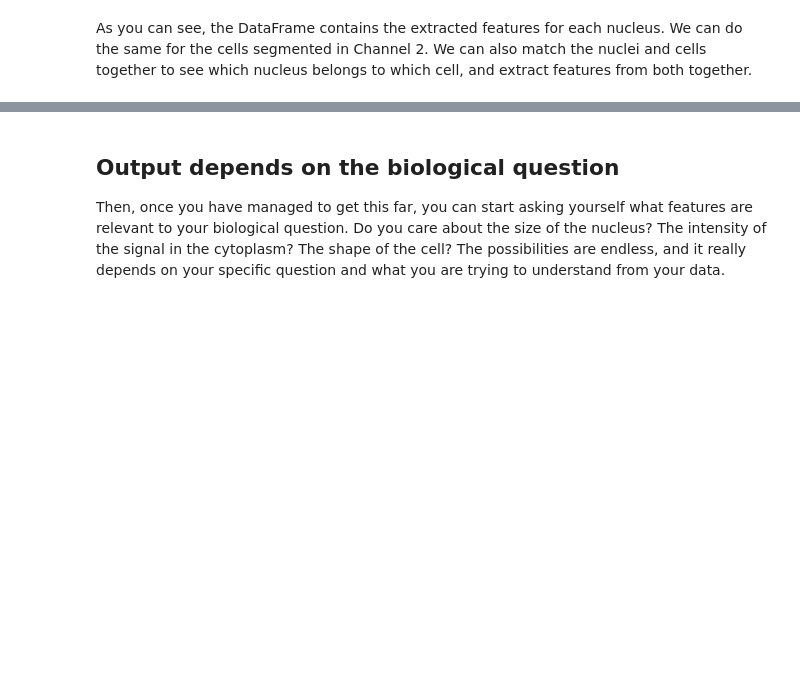
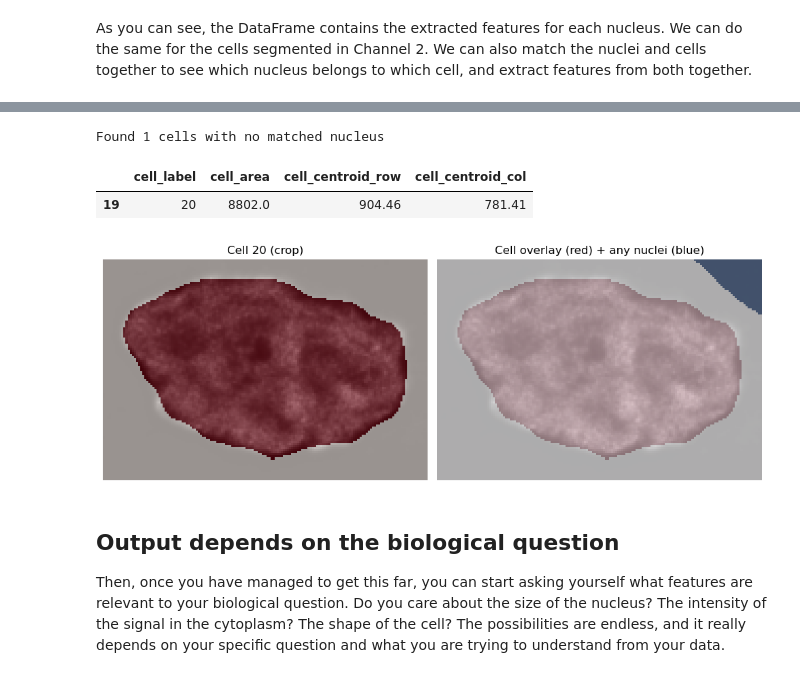
Before and after one commit to m-albert/mnb-image-analysis, a Jupyter notebook: materials/feature_extraction/feature_extraction.ipynb, the cells around one changed output, grey strips where cells are left out. Drawn from its saved outputs; the diff is of its cells as text; code cells hidden in the pictures; blank space fills up the shorter version.

```diff
--- a/materials/feature_extraction/feature_extraction.ipynb
+++ b/materials/feature_extraction/feature_extraction.ipynb
@@ -511,37 +553,42 @@ else:
             axes = np.array([axes])
         for i, lab in enumerate(labels_to_show):
             lab = int(lab)
-            mask_cell = masks == lab
+            mask_cell = masks_c1 == lab
             props = regionprops(mask_cell.astype(int), intensity_image=img_ch1)
             if len(props) > 0:
                 p = props[0]
                 minr, minc, maxr, maxc = p.bbox
                 pad = 10
                 minr = max(0, minr - pad)
                 minc = max(0, minc - pad)
                 maxr = min(img_ch1.shape[0], maxr + pad)
                 maxc = min(img_ch1.shape[1], maxc + pad)
                 crop_img = img_ch1[minr:maxr, minc:maxc]
                 crop_mask_cell = mask_cell[minr:maxr, minc:maxc]
                 crop_mask_nuc = masks_c2[minr:maxr, minc:maxc] > 0
             else:
                 # fallback to whole image if regionprops fails
                 crop_img = img_ch1
                 crop_mask_cell = mask_cell
                 crop_mask_nuc = masks_c2 > 0
             ax1 = axes[i, 0]
             ax2 = axes[i, 1]
             ax1.imshow(crop_img, cmap="gray")
             ax1.imshow(crop_mask_cell, cmap="Reds", alpha=0.6)
             ax1.set_title(f"Cell {lab} (crop)")
             ax1.axis("off")
             ax2.imshow(crop_img, cmap="gray")
             ax2.imshow(crop_mask_cell, cmap="Reds", alpha=0.45)
             ax2.imshow(crop_mask_nuc, cmap="Blues", alpha=0.45)
             ax2.set_title("Cell overlay (red) + any nuclei (blue)")
             ax2.axis("off")
         plt.tight_layout()
         plt.show()
+# %% [output]
+Found 1 cells with no matched nucleus
+|  | cell_label | cell_area | cell_centroid_row | cell_centroid_col |
+| 19 | 20 | 8802.0 | 904.46 | 781.41 |
+[figure, added]
 # %% [markdown]
 ## Output depends on the biological question
 
```
Also changed, not shown: parts of 13 cells of this notebook.
